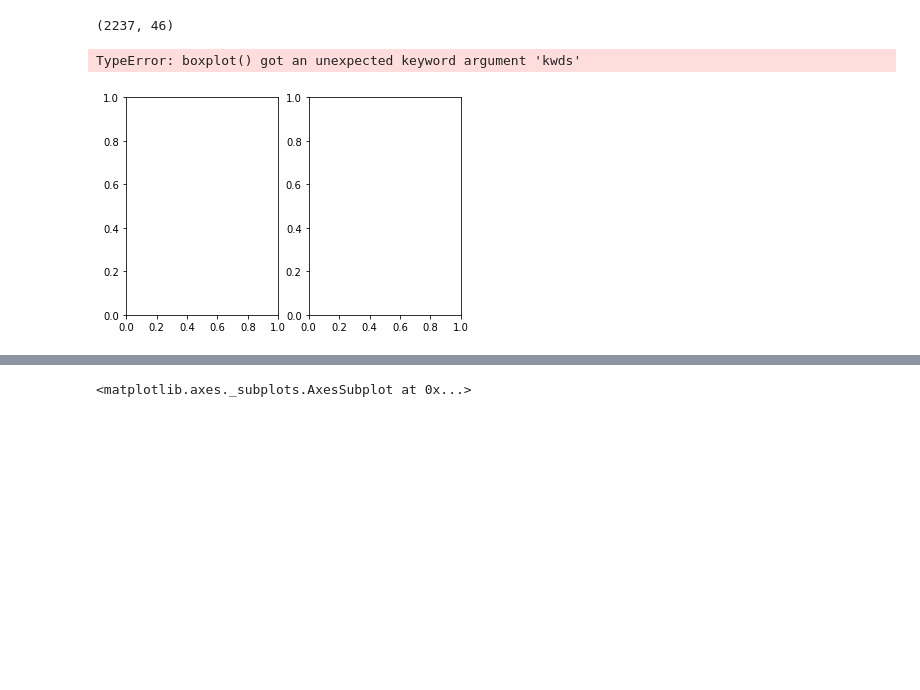
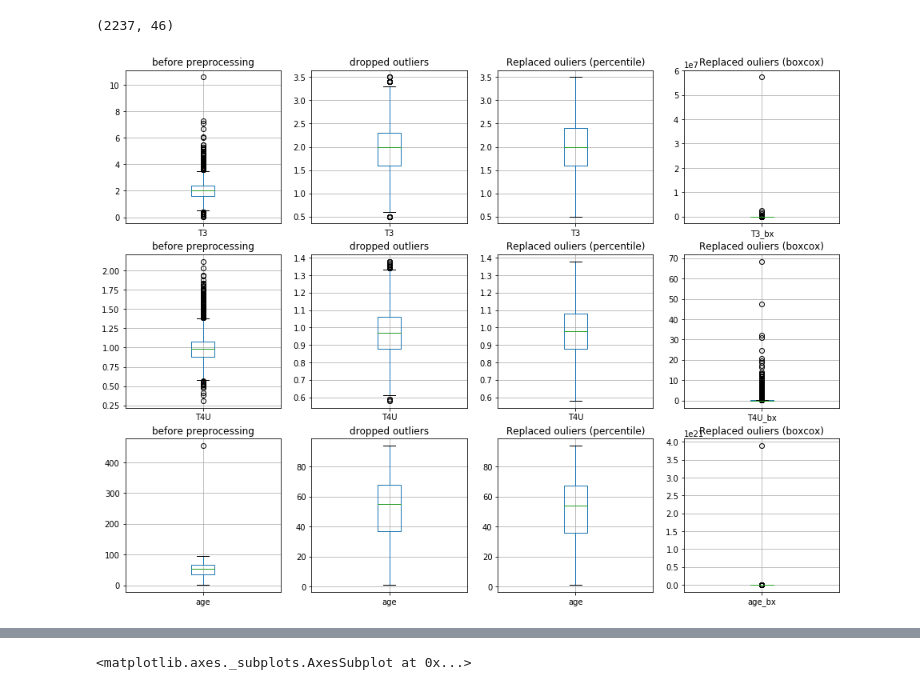
Before and after one commit to Pomichal/pr1_IAU, a Jupyter notebook: Preprocessing.ipynb, the cells around one changed output, grey strips where cells are left out. Drawn from its saved outputs; the diff is of its cells as text; code cells hidden in the pictures; blank space fills up the shorter version.

Commit message:
awesome function drawing beautiful graphs

```diff
--- a/Preprocessing.ipynb
+++ b/Preprocessing.ipynb
@@ -411,10 +401,0 @@ def test_preprocessing(df, col, ppl):
-# %%
-ppl = Pipeline([
-     ('RemoveExtremes',DropOutliers('T3')),
-#      ('RemoveExtremes',DropOutliers('TFI'))
-])
-
-test_preprocessing(result_train,'T3',ppl)
-# %% [output]
-TypeError: boxplot() got an unexpected keyword argument 'kwds'
-[figure, removed]
@@ -420,0 +419,32 @@ TypeError: boxplot() got an unexpected keyword argument 'kwds'
+# %%
+def test_preprocessing(df, columns, pipelines,titles=['1','2','3'], sufix = ["","","","_bx"]):
+    dfs = [df]
+    for ppl in pipelines:
+        model = ppl.fit(df)
+        dfs.append( model.transform(df))
+
+    fig, axs = plt.subplots(len(columns),len(pipelines) + 1 ,squeeze = False, figsize = (4 * (len(pipelines) + 1), len(columns) * 4))
+
+    for row,col in enumerate(columns):
+        for column,df_x in enumerate(dfs):
+            ax = axs[row][column]
+            ax.set_title(titles[column])
+            df_x.boxplot(column=col+sufix[column], ax=ax)
+# %%
+# numeric_columns = ['TT4', 'T4U','TSH', 'T3', 'fnlwgt', 'FTI', 'age']
+numeric_columns = ['T3','T4U','age']
+titles = ['before preprocessing', 'dropped outliers', 'Replaced ouliers (percentile)', 'Replaced ouliers (boxcox)']
+
+ppl = Pipeline([
+     ('RemoveExtremes',DropOutliers(numeric_columns))
+])
+ppl2 = Pipeline([
+     ('ReplaceExtremes',ReplaceOutliersWithPercentile(numeric_columns))
+])
+ppl3 = Pipeline([
+     ('ReplaceBoxCox',BoxCoxNormalization(numeric_columns))
+])
+
+test_preprocessing(result_train,numeric_columns,[ppl,ppl2,ppl3],titles)
+# %% [output]
+[figure, added]
```
Also changed, not shown: parts of 10 cells of this notebook, 1 other file.
